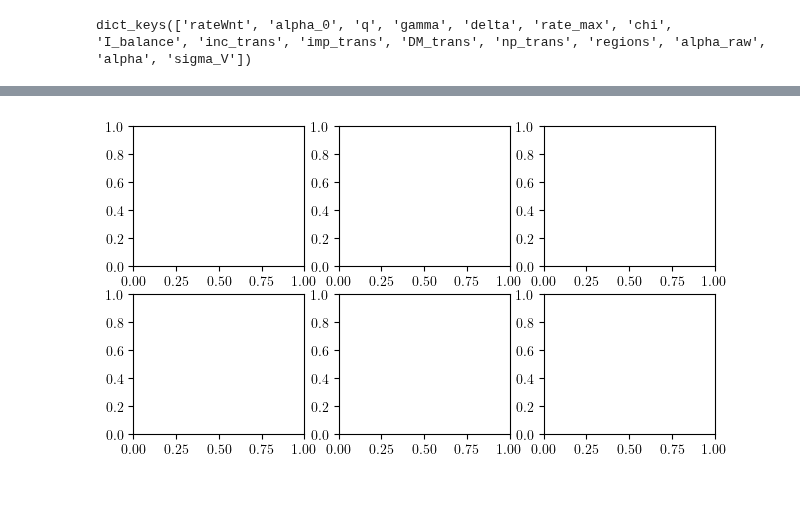
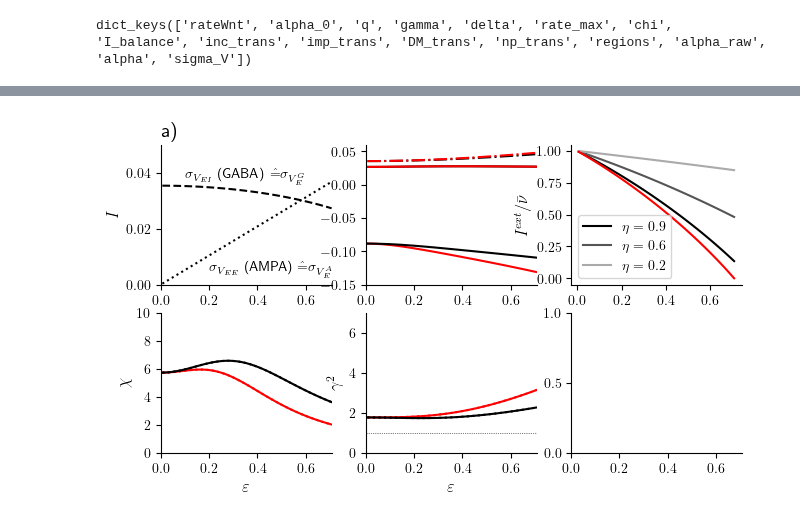
Before and after one commit to woxxel/DarkMatter, a Jupyter notebook: demo_scripts/threshold_stats.ipynb, the cells around one changed output, grey strips where cells are left out. Saved outputs shown, nothing was run; the diff lists cells and outputs as text; code cells hidden in the pictures; blank space fills up the shorter version.

```diff
--- a/demo_scripts/threshold_stats.ipynb
+++ b/demo_scripts/threshold_stats.ipynb
@@ -153,7 +153,7 @@ options = set_options(L=1,nI=1,nE=1)
 
 options['simulation'] = {
     'eps': [0.,np.sqrt(1./2)],
-    'eta': [0.2,0.6,0.9],
+    'eta': [0.6],
     'sim_prim': [0,-1,0],
     'sim_sec': [0,-1,0]
 }
@@ -163,6 +163,13 @@ options['alpha_0'] = 0.02
 options['tau_n'] = 0
 
 x_key = [o for o in list(options['simulation']) if not o.startswith('sim')][0]
+
+plt_para = {
+    'x': {
+        'key': x_key,
+        'lim': np.sqrt(1./2),
+        },
+}
 
 res = darkMatter(steps=100,options=options,rerun=True,compile=False,logging=3)
 
@@ -185,11 +192,11 @@ eta = options['eta']
 n = options['tau_n']
 rateWnt = options['rateWnt']
 
-J_EE = res['eta'][2] * res['eps']*tau_M
-J_EI = np.sqrt(1-(res['eta'][2]*res['eps'])**2)*tau_M
+J_EE = eta * res['eps']*tau_M
+J_EI = np.sqrt(1-(eta*res['eps'])**2)*tau_M
 
-J_IE = res['eta'][2] * res['eps']*tau_M
-J_II = np.sqrt(1-(res['eta'][2]*res['eps'])**2)*tau_M
+J_IE = res['eps']*tau_M
+J_II = np.sqrt(1-res['eps']**2)*tau_M
 
 #J_EE = eta * eps*tau_M
 #J_EI = np.sqrt(1-(eta*eps)**2)*tau_M
@@ -205,7 +212,7 @@ def get_var_V(J_from_E,J_from_I,rateWnt,tau_A,tau_N,tau_G,tau_M,n):
     return var_V_A,var_V_N,var_V_G
 
 var_E_V_A,var_E_V_N,var_E_V_G = get_var_V(J_EE,J_EI,rateWnt,tau_A,tau_N,tau_G,tau_M,n)
-var_I_V_A,var_I_V_N,var_I_V_G = get_var_V(J_EI,J_II,rateWnt,tau_A,tau_N,tau_G,tau_M,n)
+var_I_V_A,var_I_V_N,var_I_V_G = get_var_V(J_IE,J_II,rateWnt,tau_A,tau_N,tau_G,tau_M,n)
 
 # var_V_A = J_EE**2 * rateWnt / (tau_A + tau_M) * ( (1-n)**2/2 + (1-n)*n*tau_A / (tau_A + tau_N) )
 # #from excitatory NMDA synapses
@@ -223,20 +230,87 @@ else:
     ax[0,0].text(0.2,0.005,r'$\displaystyle \sigma_{V_{EE}}$ (AMPA) $\displaystyle \hat{=} \sigma_{V_E^A}$',fontsize=10)
     ax[0,0].text(0.1,0.038,r'$\displaystyle \sigma_{V_{EI}}$ (GABA) $\displaystyle \hat{=} \sigma_{V_E^G}$',fontsize=10)
 
-# alpha = J_EE
-ax[0,1].plot(res[x_key],np.sqrt(var_E_V_G+var_E_V_A),'k-')
-ax[0,1].plot(res[x_key],np.sqrt(var_I_V_G+var_I_V_A),'k-')
+## plot overall quenched and temporal variances
+ax[0,1].plot(res[x_key],np.sqrt(var_E_V_G+var_E_V_A),'k-.')
+ax[0,1].plot(res[x_key],np.sqrt(var_I_V_G+var_I_V_A),'r-.')
+
+i=0
+alpha_I = J_II**2 * res['q'][0,i,:] + J_IE**2 * res['q'][1,i,:]
+alpha_E = J_EI**2 * res['q'][0,i,:] + J_EE**2 * res['q'][1,i,:]
+
+ax[0,1].plot(res[x_key],np.sqrt(alpha_E+options['alpha_0']**2),'k')
+ax[0,1].plot(res[x_key],np.sqrt(alpha_I+options['alpha_0']**2),'r')
+
+
+## plot currents
+ax[0,1].plot(res[x_key],-res['I_balance'][0,0,:],'r',label=r'$\displaystyle I_I$')
+ax[0,1].plot(res[x_key],-res['I_balance'][1,0,:],'k',label=r'$\displaystyle I_E$')
+
+plt.setp(ax[0][1],xticks=np.linspace(0,1,6),yticks=np.linspace(-0.15,0.05,5),xlim=[0,res[x_key][-1]],ylim=[-0.15,0.06])
+
+## plot chi
+plot_chi(ax[1,0],res,plt_para,order=0)
+# ax[1,0].plot(res[x_key],res['chi'][0,2,:],'r',label=r'$\displaystyle \chi_I$')
+# ax[1,0].plot(res[x_key],res['chi'][1,2,:],'k',label=r'$\displaystyle \chi_E$')
+# plt.setp(ax[1,0],ylim=[0,10])
+
+## plot gamma
+plot_gamma(ax[1,1],res,plt_para,order=0)
+# ax[1,1].plot(res[x_key],res['gamma'][0,2,:]**2,'r',label=r'$\displaystyle \gamma_I$')
+# ax[1,1].plot(res[x_key],res['gamma'][1,2,:]**2,'k',label=r'$\displaystyle \gamma_E$')
+# plt.setp(ax[1,1],ylim=[1,3.5])
+
+
+options = set_options(L=1,nI=1,nE=1)
+
+options['simulation'] = {
+    'eps': [0.,np.sqrt(1./2)],
+    'eta': [0.9,0.6,0.2],
+    'sim_prim': [0,-1,0],
+    'sim_sec': [0,-1,0]
+}
+options['mode_stats'] = 1
+options['tau_I'][0] = 0.03
+options['alpha_0'] = 0.02
+options['tau_n'] = 0
+
+x_key = 'eps'
+res = darkMatter(steps=100,options=options,rerun=True,compile=False,logging=3)
+
+# if x_key in ['eps','eta','n','tau_G']:
+    #print "eps: ", res['eps'][0]
+    #print "eta: ", res['eta'][0][0]
+I_I_per_nu = np.sqrt(1-res['eps']**2) - res['eps']
+
+#eta = [0.9,0.6,0.2]
+for i,eta in enumerate(res['eta']):
+    print(eta)
+    I_E_per_nu = np.sqrt(1-(eta*res['eps'])**2) - eta*res['eps']
+    col = float(i)/len(res['eta'])
+    ax[0][2].plot(res[x_key],I_E_per_nu,color=(col,col,col),label=r'$\displaystyle \eta = %3.1g$'%eta)
+
+ax[0][2].plot(res[x_key],I_I_per_nu,'r')
+ax[0][2].legend(prop={'size':10},loc='lower left')
+ax[0][2].set_ylabel(r'$\displaystyle I^{ext} / \bar{\nu}$')
+
+plt.setp(ax[1][2],xticks=np.linspace(0,0.8,5),yticks=np.linspace(0,1,3),xlim=[0,res[x_key][-1]])
+
+# ax.set_title(r'f)',position=(title_x,1.05))
+
+
 
 
 if x_key == 'rate':
     plt.setp(ax[0,0],xticks=np.linspace(0,10,6),yticks=np.linspace(0,0.15,4),xlim=[0,res[x_key][-1]],ylim=[0,0.15])
 else:
     #plt.setp(ax[0,0],xticks=np.linspace(0,1,6),yticks=np.linspace(0,0.075,4),xlim=[0,res[x_key][0][-1]])#,ylim=[0,0.075])
-    for axx in [ax[0][0],ax[0][1]]:
+    for axx in [ax[0][0]]:#,ax[0][1]]:
         plt.setp(axx,xticks=np.linspace(0,1,6),yticks=np.linspace(0,0.04,3),xlim=[0,res[x_key][-1]],ylim=[0,0.05])
 ax[0,0].set_ylabel(r'$I$')
 x_title=0.05
 ax[0,0].set_title(r'a)',position=(x_title,1.05))
+
+#plt.setp(ax[0,2],ylim=[-0.15,0.],yticks=np.linspace(-0.15,0.,4))
 
 for ax_row in ax:
     for axx in ax_row:
@@ -251 +327 @@ NameError: name 'J_II' is not defined
-[figure, old version]
+[figure, new version]
```
Also changed, not shown: parts of 2 cells of this notebook, 6 other files.
